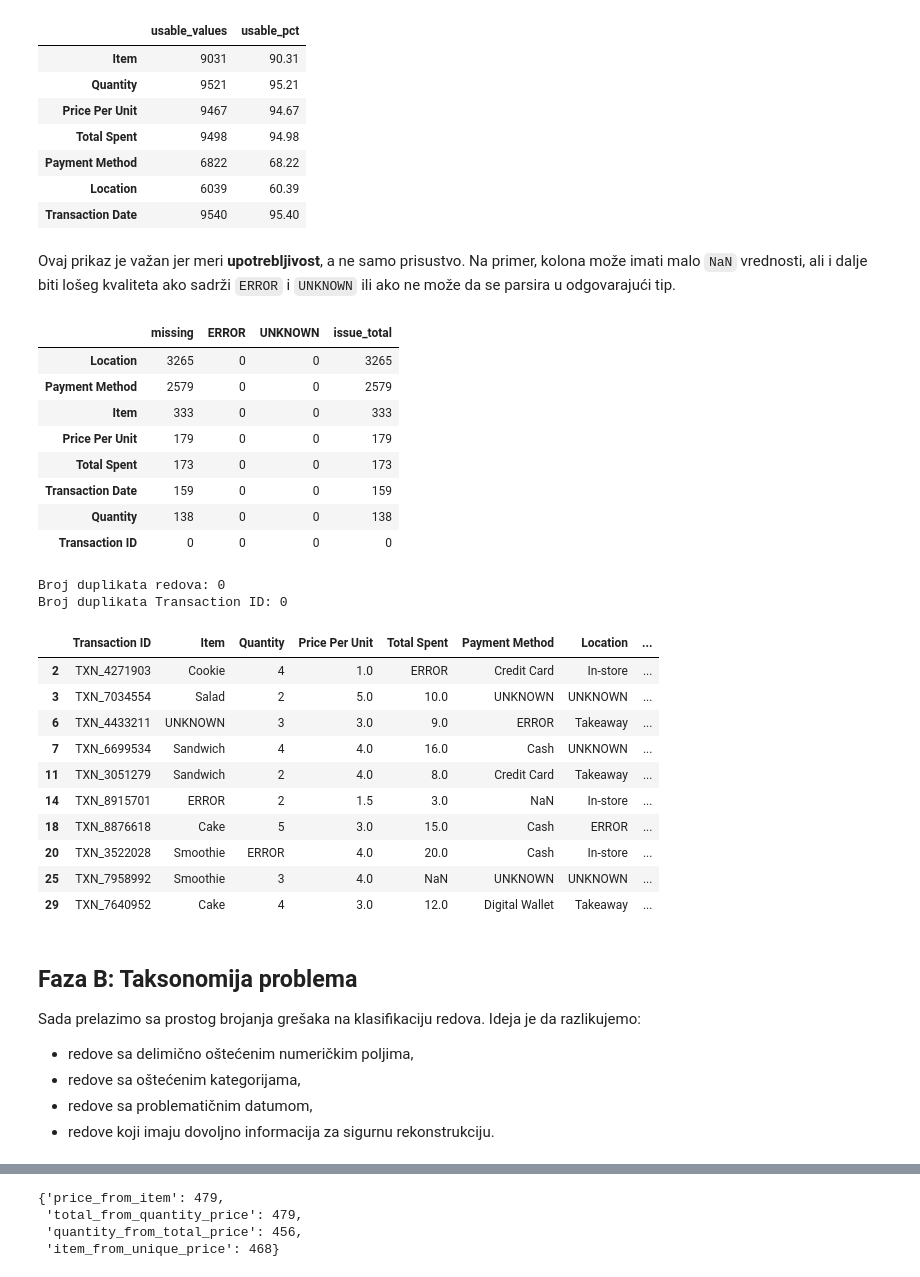
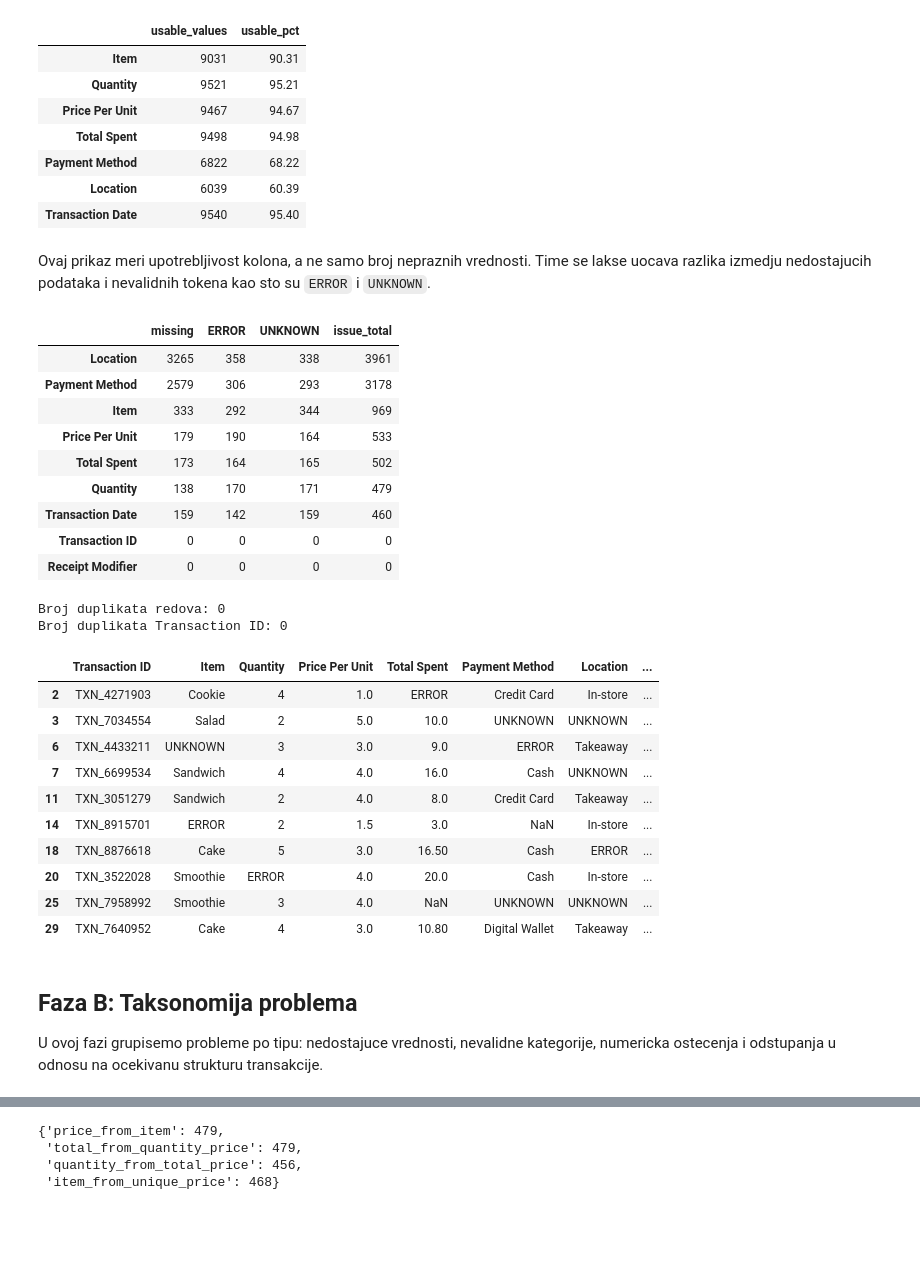
Before and after one commit to nemanjastojanovicc/data-quality, a Jupyter notebook: prakticni/kvalitetpodataka_dirty_cafe_sales.ipynb, the cells around one changed output, grey strips where cells are left out. Saved outputs shown, nothing was run; the diff lists cells and outputs as text; code cells hidden in the pictures; blank space fills up the shorter version.

```diff
--- a/prakticni/kvalitetpodataka_dirty_cafe_sales.ipynb
+++ b/prakticni/kvalitetpodataka_dirty_cafe_sales.ipynb
@@ -40,5 +49,5 @@ INVALID_TOKENS = {"ERROR", "UNKNOWN"}
 # %%
-raw = pd.read_csv("archive/dirty_cafe_sales.csv")
+raw = pd.read_csv("data/dirty_cafe_sales.csv")
 raw.head()
 # %% [output]
 |  | Transaction ID | Item | Quantity | Price Per Unit | Total Spent | Payment Method | Location | ... |
@@ -117,24 +123,25 @@ scorecard_raw
 | Location | 6039 | 60.39 |
 | Transaction Date | 9540 | 95.40 |
 # %% [markdown]
-Ovaj prikaz je važan jer meri **upotrebljivost**, a ne samo prisustvo. Na primer, kolona može imati malo `NaN` vrednosti, ali i dalje biti lošeg kvaliteta ako sadrži `ERROR` i `UNKNOWN` ili ako ne može da se parsira u odgovarajući tip.
+Ovaj prikaz meri upotrebljivost kolona, a ne samo broj nepraznih vrednosti. Time se lakse uocava razlika izmedju nedostajucih podataka i nevalidnih tokena kao sto su `ERROR` i `UNKNOWN`.
 # %%
 issue_matrix = pd.DataFrame(index=raw.columns)
 issue_matrix["missing"] = raw.isna().sum()
-issue_matrix["ERROR"] = [(raw[col] == "ERROR").sum() if raw[col].dtype == "object" else 0 for col in raw.columns]
-issue_matrix["UNKNOWN"] = [(raw[col] == "UNKNOWN").sum() if raw[col].dtype == "object" else 0 for col in raw.columns]
+issue_matrix["ERROR"] = raw.astype(str).eq("ERROR").sum()
+issue_matrix["UNKNOWN"] = raw.astype(str).eq("UNKNOWN").sum()
 issue_matrix["issue_total"] = issue_matrix.sum(axis=1)
 issue_matrix.sort_values("issue_total", ascending=False)
 # %% [output]
 |  | missing | ERROR | UNKNOWN | issue_total |
-| Location | 3265 | 0 | 0 | 3265 |
-| Payment Method | 2579 | 0 | 0 | 2579 |
-| Item | 333 | 0 | 0 | 333 |
-| Price Per Unit | 179 | 0 | 0 | 179 |
-| Total Spent | 173 | 0 | 0 | 173 |
-| Transaction Date | 159 | 0 | 0 | 159 |
-| Quantity | 138 | 0 | 0 | 138 |
+| Location | 3265 | 358 | 338 | 3961 |
+| Payment Method | 2579 | 306 | 293 | 3178 |
+| Item | 333 | 292 | 344 | 969 |
+| Price Per Unit | 179 | 190 | 164 | 533 |
+| Total Spent | 173 | 164 | 165 | 502 |
+| Quantity | 138 | 170 | 171 | 479 |
+| Transaction Date | 159 | 142 | 159 | 460 |
 | Transaction ID | 0 | 0 | 0 | 0 |
+| Receipt Modifier | 0 | 0 | 0 | 0 |
 # %%
 print("Broj duplikata redova:", raw.duplicated().sum())
 print("Broj duplikata Transaction ID:", raw["Transaction ID"].duplicated().sum())
@@ -156,19 +163,14 @@ Broj duplikata Transaction ID: 0
 | 7 | TXN_6699534 | Sandwich | 4 | 4.0 | 16.0 | Cash | UNKNOWN | ... |
 | 11 | TXN_3051279 | Sandwich | 2 | 4.0 | 8.0 | Credit Card | Takeaway | ... |
 | 14 | TXN_8915701 | ERROR | 2 | 1.5 | 3.0 | NaN | In-store | ... |
-| 18 | TXN_8876618 | Cake | 5 | 3.0 | 15.0 | Cash | ERROR | ... |
+| 18 | TXN_8876618 | Cake | 5 | 3.0 | 16.50 | Cash | ERROR | ... |
 | 20 | TXN_3522028 | Smoothie | ERROR | 4.0 | 20.0 | Cash | In-store | ... |
 | 25 | TXN_7958992 | Smoothie | 3 | 4.0 | NaN | UNKNOWN | UNKNOWN | ... |
-| 29 | TXN_7640952 | Cake | 4 | 3.0 | 12.0 | Digital Wallet | Takeaway | ... |
+| 29 | TXN_7640952 | Cake | 4 | 3.0 | 10.80 | Digital Wallet | Takeaway | ... |
 # %% [markdown]
 ## Faza B: Taksonomija problema
 
-Sada prelazimo sa prostog brojanja grešaka na klasifikaciju redova. Ideja je da razlikujemo:
-
-- redove sa delimično oštećenim numeričkim poljima,
-- redove sa oštećenim kategorijama,
-- redove sa problematičnim datumom,
-- redove koji imaju dovoljno informacija za sigurnu rekonstrukciju.
+U ovoj fazi grupisemo probleme po tipu: nedostajuce vrednosti, nevalidne kategorije, numericka ostecenja i odstupanja u odnosu na ocekivanu strukturu transakcije.
 # %%
 typed = stage_raw.copy()
 typed["expected_price"] = typed["Item"].map(MENU_PRICES)
```
Also changed, not shown: parts of 23 cells of this notebook, 3 other files.
